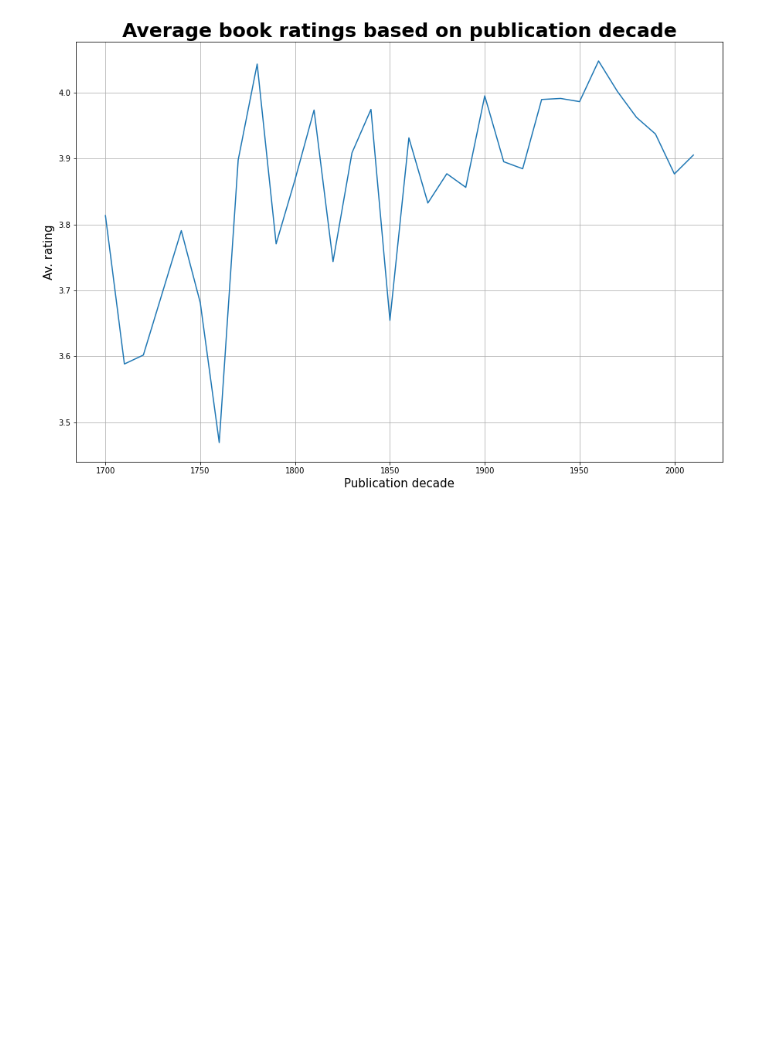
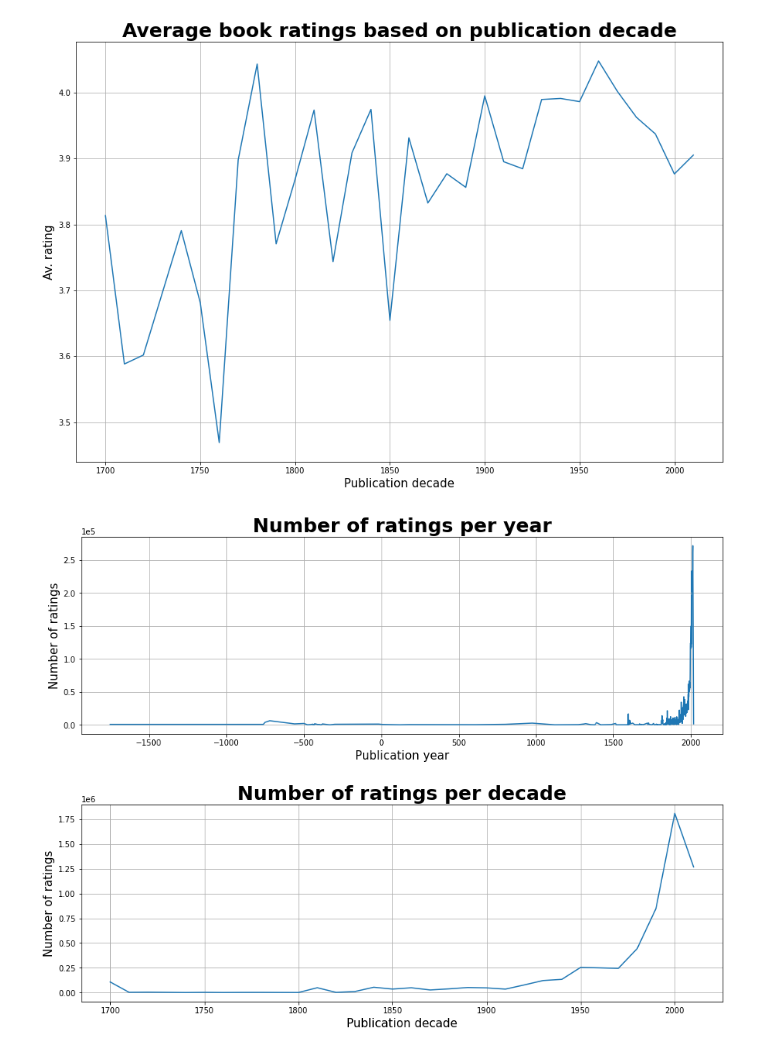
Before and after one commit to ColinB19/BookRecommender, a Jupyter notebook: exploratory_analysis_v2.ipynb, the cells around one changed output. Cells and saved outputs as stored; diff of their text form; code cells hidden in the pictures; blank space fills up the shorter version.

Commit message:
More changes to exploratory. Adding graphs.

```diff
--- a/exploratory_analysis_v2.ipynb
+++ b/exploratory_analysis_v2.ipynb
@@ -203,3 +203,30 @@ plt.grid(True)
 plt.show()
 # %% [output]
 [figure]
+# %%
+# Great! Now we see that the average book rating has increased over time (roughly). So we should expect that our
+# system will recommend more recent books. This will be a loose pattern as this pattern isn't very dramatic. Now
+# I want to see how many reviews there are per year/decade
+num_of_ratings_on_decade = ratings.groupby('decade')['decade'].count()
+num_of_ratings_on_year = ratings.groupby('year')['year'].count()
+# %%
+fig, ax = plt.subplots(2,figsize=(13,10))
+
+ax[0].plot(num_of_ratings_on_year)
+ax[0].ticklabel_format(axis = 'y', style = 'sci', scilimits = (0,0))
+ax[0].set_title('Number of ratings per year', title_kwargs)
+ax[0].set_xlabel('Publication year', label_kwargs)
+ax[0].set_ylabel('Number of ratings', label_kwargs)
+ax[0].grid(True)
+
+ax[1].plot(num_of_ratings_on_decade)
+ax[1].ticklabel_format(axis = 'y', style = 'sci', scilimits = (0,0))
+ax[1].set_title('Number of ratings per decade', title_kwargs)
+ax[1].set_xlabel('Publication decade', label_kwargs)
+ax[1].set_ylabel('Number of ratings', label_kwargs)
+ax[1].grid(True)
+
+
+fig.tight_layout(pad=3.0)
+# %% [output]
+[figure, added]
```
